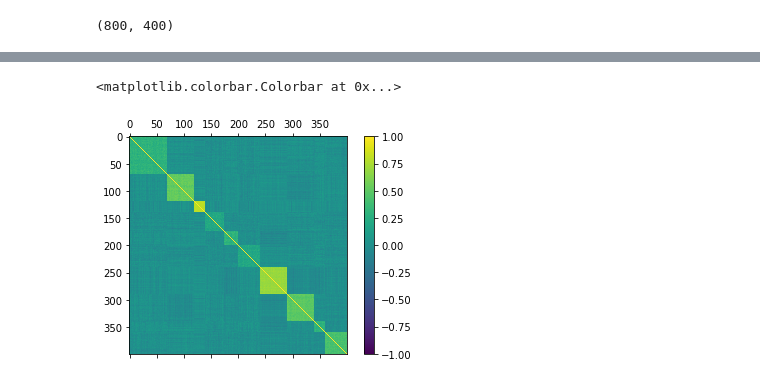
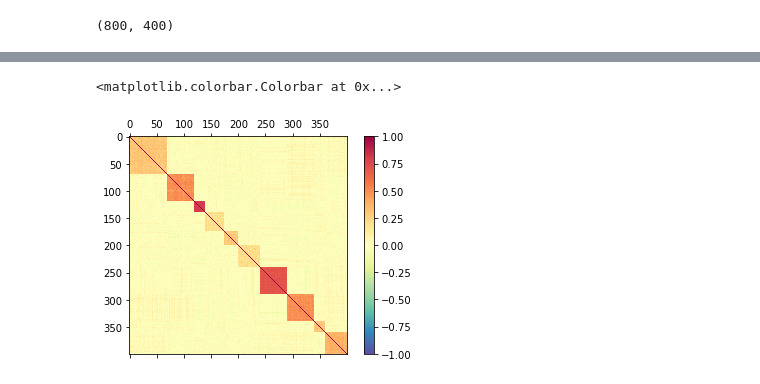
Before and after one commit to jduarte00/tesis, a Jupyter notebook: simulaciones.ipynb, the cells around one changed output, grey strips where cells are left out. Drawn from its saved outputs; the diff is of its cells as text; code cells hidden in the pictures.

```diff
--- a/simulaciones.ipynb
+++ b/simulaciones.ipynb
@@ -152,8 +158,10 @@ plt.plot(daily_returns.T);
 # %%
 fig, axs = plt.subplots(1,1)
 #fig.set_size_inches(18.5, 10.5)
-caxs = axs.matshow(est_corr, vmin=-1, vmax=1)
+caxs = axs.matshow(est_corr, vmin=-1, vmax=1, cmap = cm.Spectral_r)
 fig.colorbar(caxs)
+
+# cambiar colores de los heatmaps
 # %% [output]
 <matplotlib.colorbar.Colorbar at 0x...>
-[figure, old version]
+[figure, new version]
```
Also changed, not shown: parts of 16 cells of this notebook.
